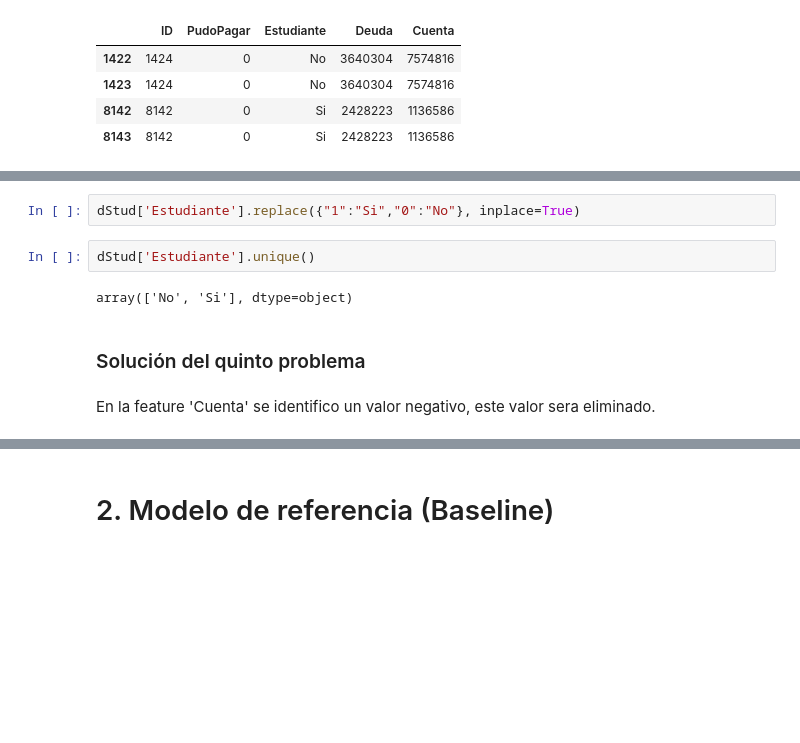
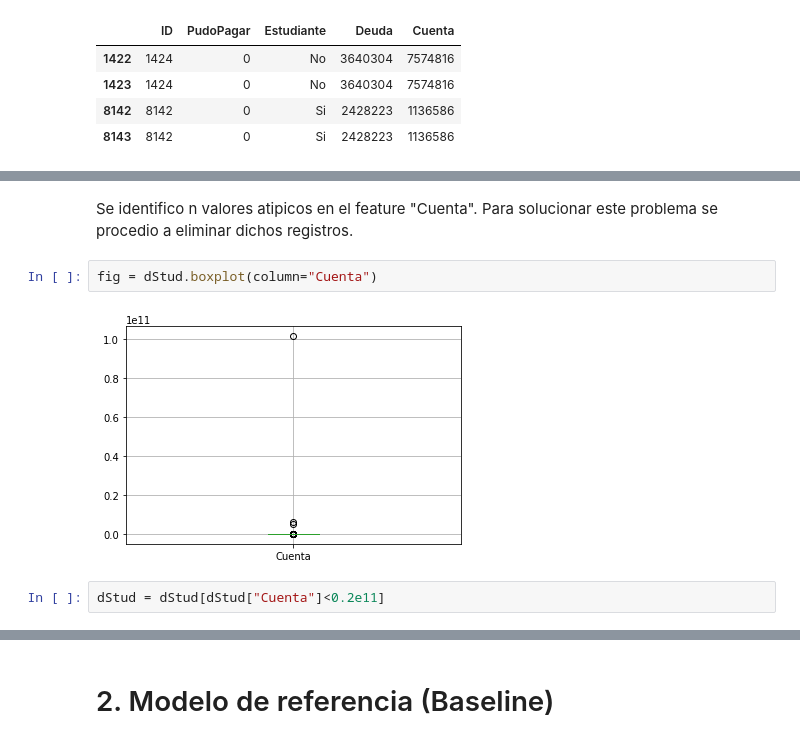
Before and after one commit to Kaiziferr/CursoAnalitica, a Jupyter notebook: Exmaen nuevo/Examen-Practico-2020-01-STUD.ipynb, the cells around one changed output, grey strips where cells are left out. Drawn from its saved outputs; the diff is of its cells as text; blank space fills up the shorter version.

```diff
--- a/Exmaen nuevo/Examen-Practico-2020-01-STUD.ipynb
+++ b/Exmaen nuevo/Examen-Practico-2020-01-STUD.ipynb
@@ -259,10 +298,8 @@ La feature "Estudiante" es una variable categorca binaria, en esta feature se en
-# %%
-dStud['Estudiante'].replace({"1":"Si","0":"No"}, inplace=True)
-# %%
-dStud['Estudiante'].unique()
-# %% [output]
-array(['No', 'Si'], dtype=object)
-# %% [markdown]
-### Solución del quinto problema
-# %% [markdown]
-En la feature 'Cuenta' se identifico un valor negativo, este valor sera eliminado.
+# %% [markdown]
+Se identifico n valores atipicos en el feature "Cuenta". Para solucionar este problema se procedio a eliminar dichos registros.
+# %%
+fig = dStud.boxplot(column="Cuenta")
+# %% [output]
+[figure, added]
+# %%
+dStud = dStud[dStud["Cuenta"]<0.2e11]
```
Also changed, not shown: parts of 125 cells of this notebook, 4 other files.
